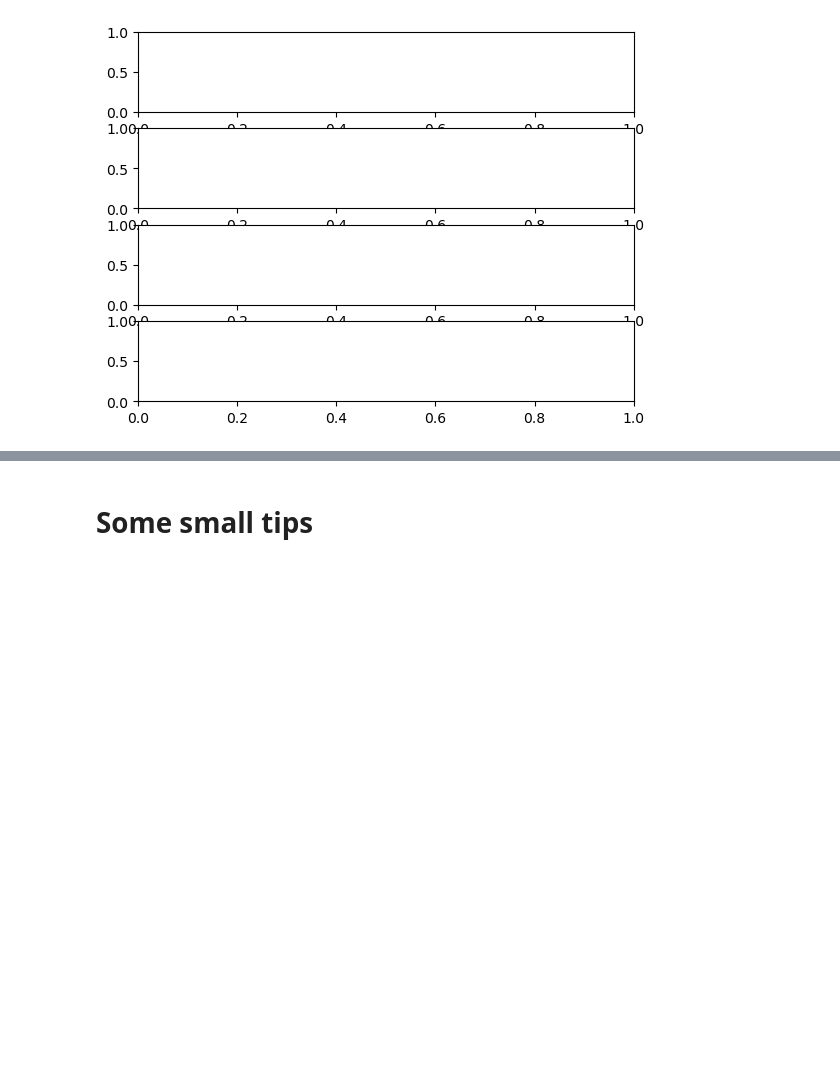
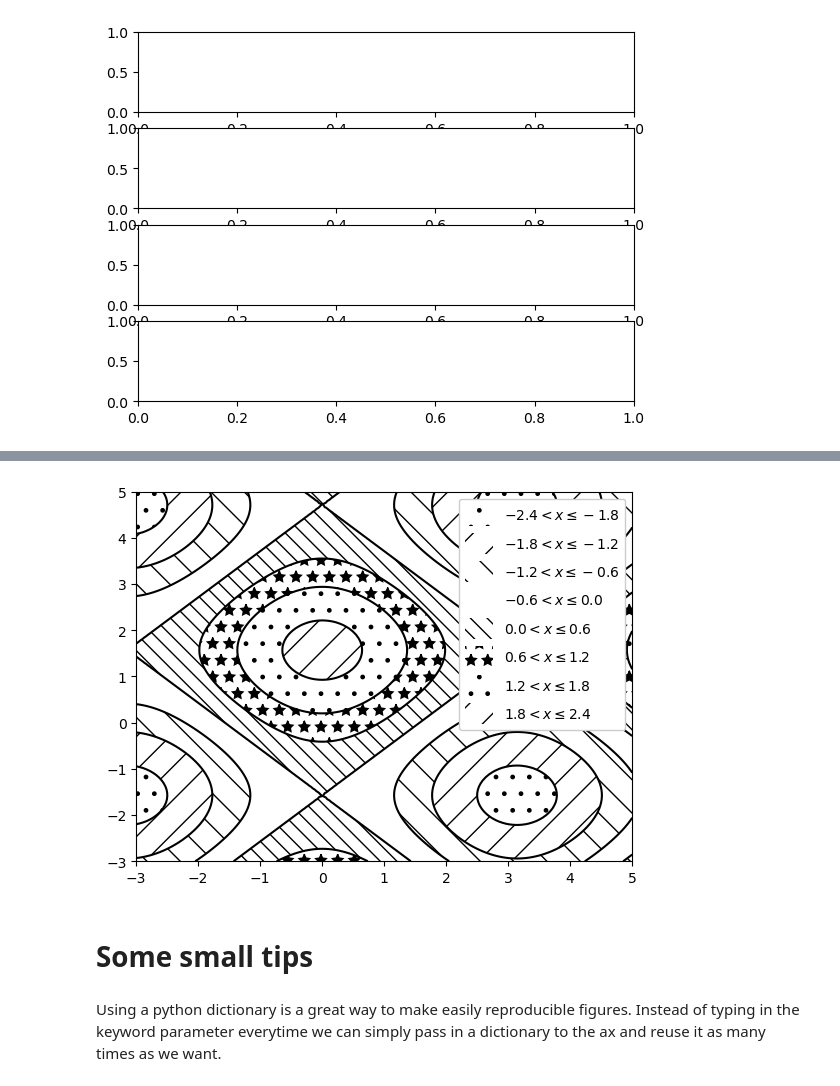
Before and after one commit to shahinmg/data_viz, a Jupyter notebook: data_viz_pt2.ipynb, the cells around one changed output, grey strips where cells are left out. Saved outputs shown, nothing was run; the diff lists cells and outputs as text; code cells hidden in the pictures; blank space fills up the shorter version.

```diff
--- a/data_viz_pt2.ipynb
+++ b/data_viz_pt2.ipynb
@@ -107,2 +129,18 @@ fig, axs = plt.subplots(nrows=4, ncols=1)
+# %%
+fig2, ax2 = plt.subplots()
+n_levels = 6
+ax2.contour(x, y, z, n_levels, colors='black', linestyles='-')
+cs = ax2.contourf(x, y, z, n_levels, colors='none',
+                  hatches=['.', '/', '\\', None, '\\\\', '*'],
+                  extend='lower')
+
+# create a legend for the contour set
+artists, labels = cs.legend_elements(str_format='{:2.1f}'.format)
+ax2.legend(artists, labels, handleheight=2, framealpha=1)
+plt.show()
+# %% [output]
+[figure, added]
 # %% [markdown]
 # Some small tips
+# %% [markdown]
+Using a python dictionary is a great way to make easily reproducible figures. Instead of typing in the keyword parameter everytime we can simply pass in a dictionary to the ax and reuse it as many times as we want.
```
Also changed, not shown: parts of 4 cells of this notebook.
